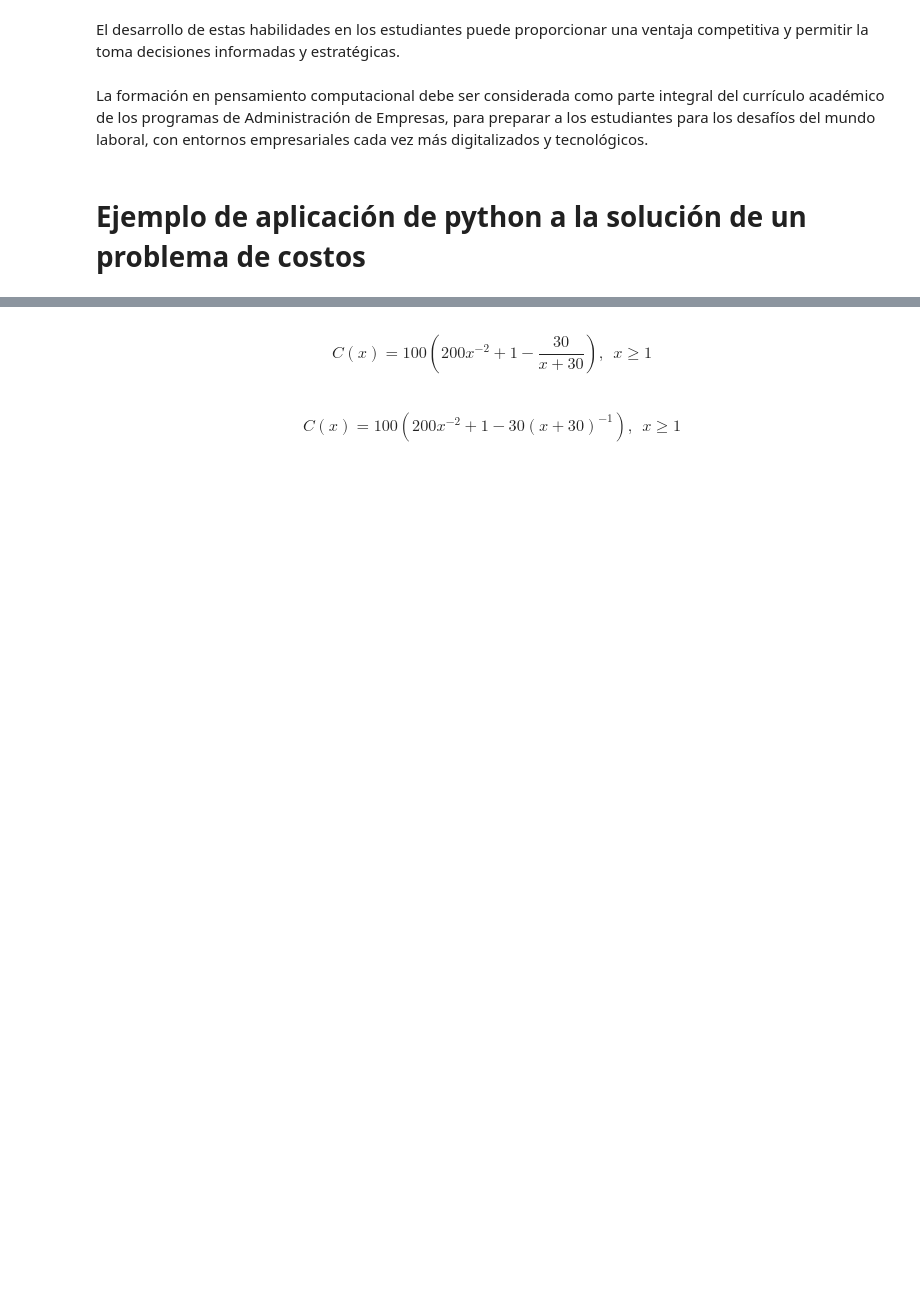
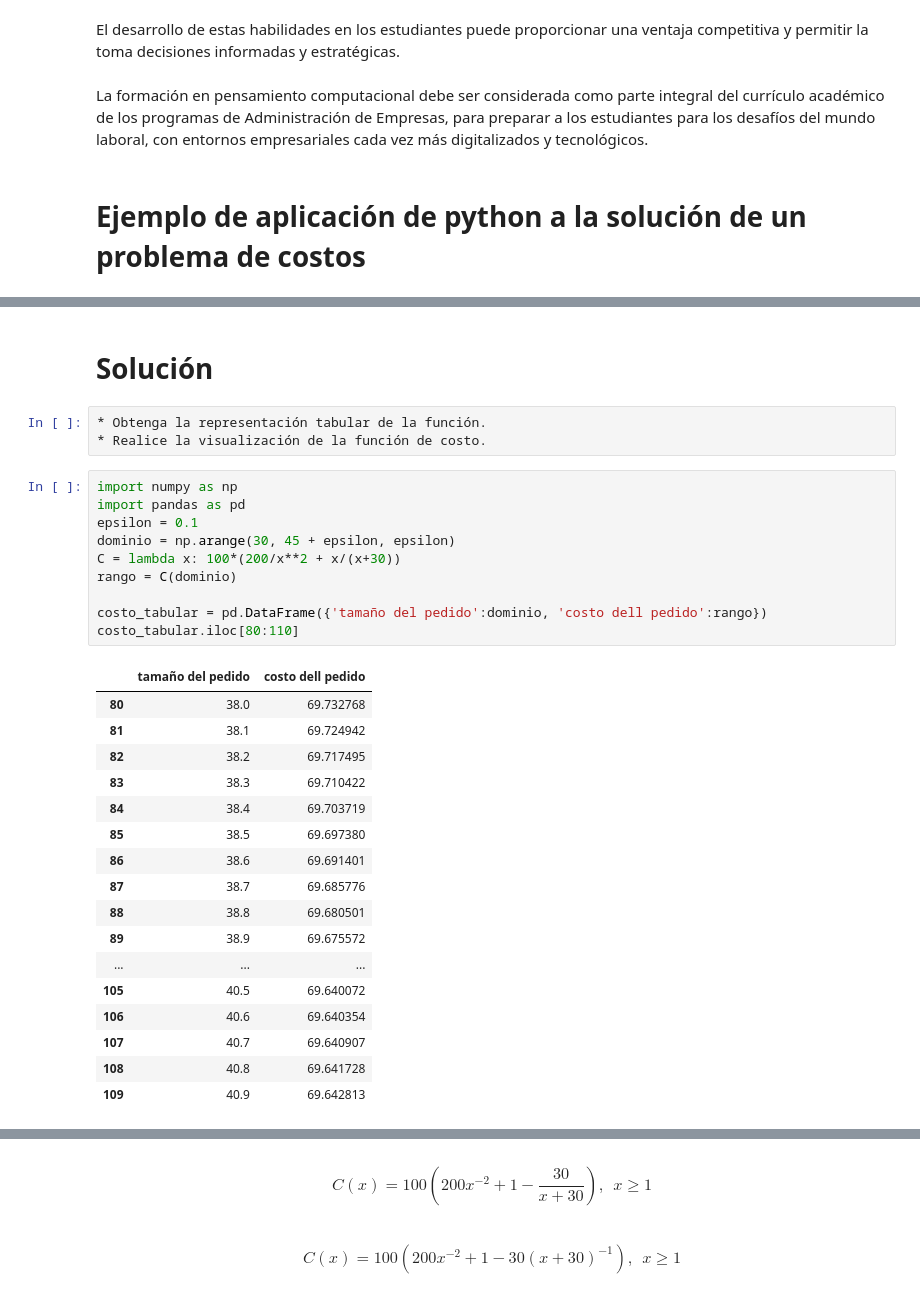
Before and after one commit to marco-canas/desarrollo_pensamiento_computacional, a Jupyter notebook: ponencia_barranquilla.ipynb, the cells around one changed output, grey strips where cells are left out. Saved outputs shown, nothing was run; the diff lists cells and outputs as text; blank space fills up the shorter version.

```diff
--- a/ponencia_barranquilla.ipynb
+++ b/ponencia_barranquilla.ipynb
@@ -47,3 +47,36 @@ donde $C$ se mide en miles de dólares y $x$ es el tamaño del pedido en cientos
 
 2. ¿Cuándo se genera el costo mínimo? ¿De qué valor es el costo mínimo?
 3. ¿Probar de que efectivamente la función $C$ es de costo mínimo?
+# %% [markdown]
+# Solución
+# %%
+* Obtenga la representación tabular de la función.
+* Realice la visualización de la función de costo.
+# %%
+import numpy as np
+import pandas as pd
+epsilon = 0.1
+dominio = np.arange(30, 45 + epsilon, epsilon)
+C = lambda x: 100*(200/x**2 + x/(x+30))
+rango = C(dominio)
+
+costo_tabular = pd.DataFrame({'tamaño del pedido':dominio, 'costo dell pedido':rango})
+costo_tabular.iloc[80:110]
+# %% [output]
+|  | tamaño del pedido | costo dell pedido |
+| 80 | 38.0 | 69.732768 |
+| 81 | 38.1 | 69.724942 |
+| 82 | 38.2 | 69.717495 |
+| 83 | 38.3 | 69.710422 |
+| 84 | 38.4 | 69.703719 |
+| 85 | 38.5 | 69.697380 |
+| 86 | 38.6 | 69.691401 |
+| 87 | 38.7 | 69.685776 |
+| 88 | 38.8 | 69.680501 |
+| 89 | 38.9 | 69.675572 |
+| ... | ... | ... |
+| 105 | 40.5 | 69.640072 |
+| 106 | 40.6 | 69.640354 |
+| 107 | 40.7 | 69.640907 |
+| 108 | 40.8 | 69.641728 |
+| 109 | 40.9 | 69.642813 |
```
Also changed, not shown: parts of 10 cells of this notebook, 3 other files.
